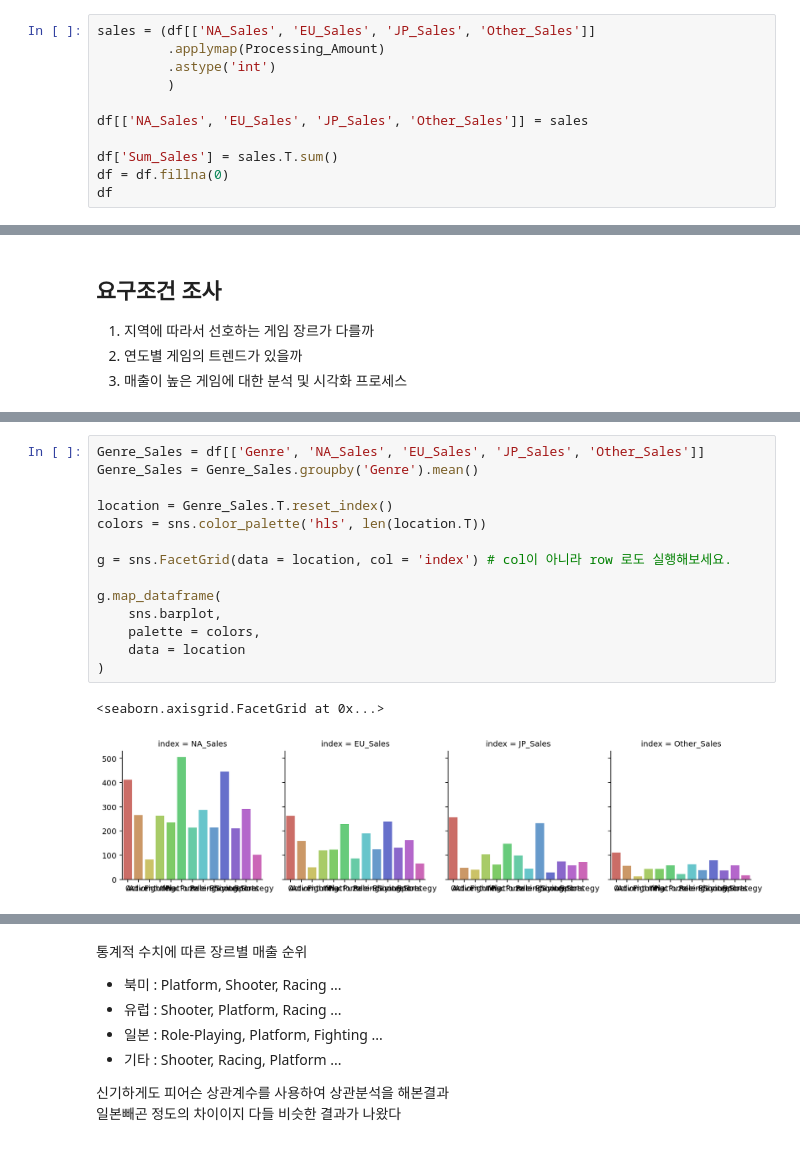
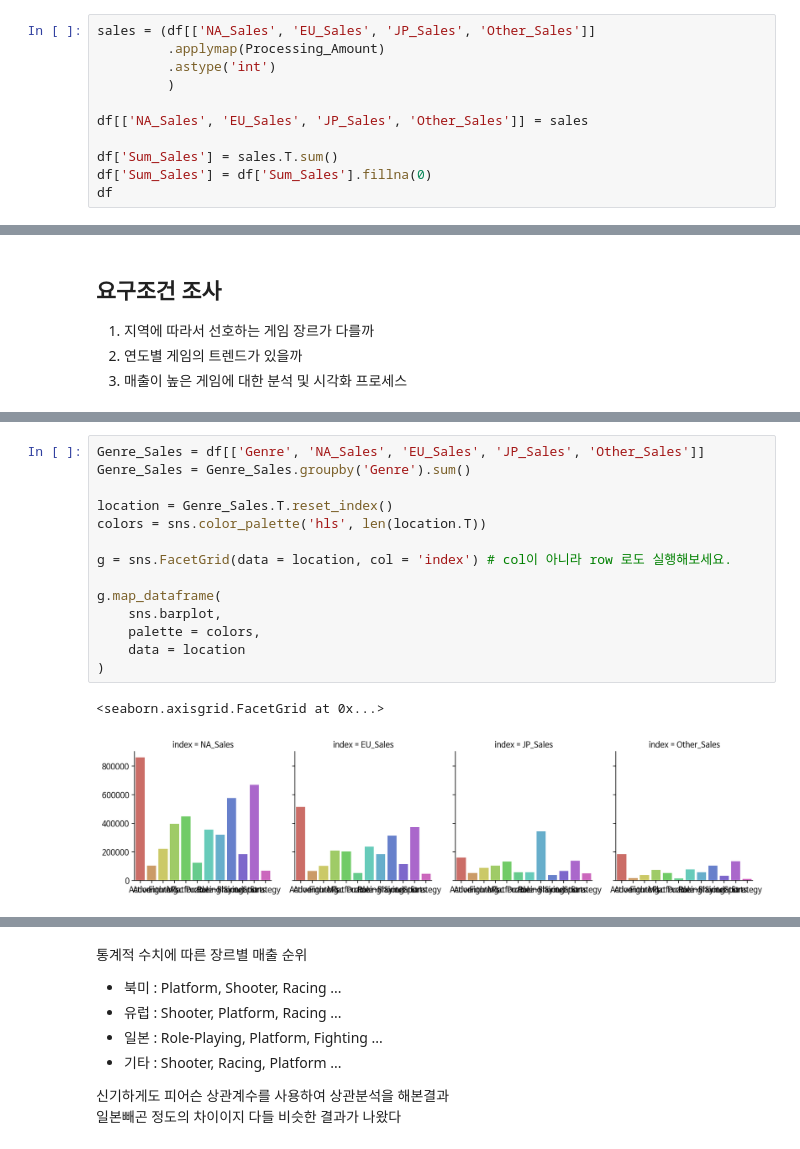
Before and after one commit to C-Designer/Codestates_Section_Project, a Jupyter notebook: Section1_Project.ipynb, the cells around one changed output, grey strips where cells are left out. Saved outputs shown, nothing was run; the diff lists cells and outputs as text.

```diff
--- a/Section1_Project.ipynb
+++ b/Section1_Project.ipynb
@@ -152,7 +174,7 @@ sales = (df[['NA_Sales', 'EU_Sales', 'JP_Sales', 'Other_Sales']]
 df[['NA_Sales', 'EU_Sales', 'JP_Sales', 'Other_Sales']] = sales
 
 df['Sum_Sales'] = sales.T.sum()
-df = df.fillna(0)
+df['Sum_Sales'] = df['Sum_Sales'].fillna(0)
 df
 # %% [output]
 |  | Name | Platform | Year | Genre | Publisher | NA_Sales | EU_Sales | JP_Sales | Other_Sales | Sum_Sales |
@@ -224,20 +271,20 @@ dtype: int64
 # %%
 Genre_Sales = df[['Genre', 'NA_Sales', 'EU_Sales', 'JP_Sales', 'Other_Sales']]
-Genre_Sales = Genre_Sales.groupby('Genre').mean()
+Genre_Sales = Genre_Sales.groupby('Genre').sum()
 
 location = Genre_Sales.T.reset_index()
 colors = sns.color_palette('hls', len(location.T))
 
 g = sns.FacetGrid(data = location, col = 'index') # col이 아니라 row 로도 실행해보세요.
 
 g.map_dataframe(
     sns.barplot,
     palette = colors,
     data = location
 )
 # %% [output]
 <seaborn.axisgrid.FacetGrid at 0x...>
-[figure, old version]
+[figure, new version]
 # %%
 # 북미 매출액
 NA_Genre = Genre_Sales['NA_Sales'].sort_values(ascending= False).reset_index()
```
Also changed, not shown: parts of 35 cells of this notebook.
